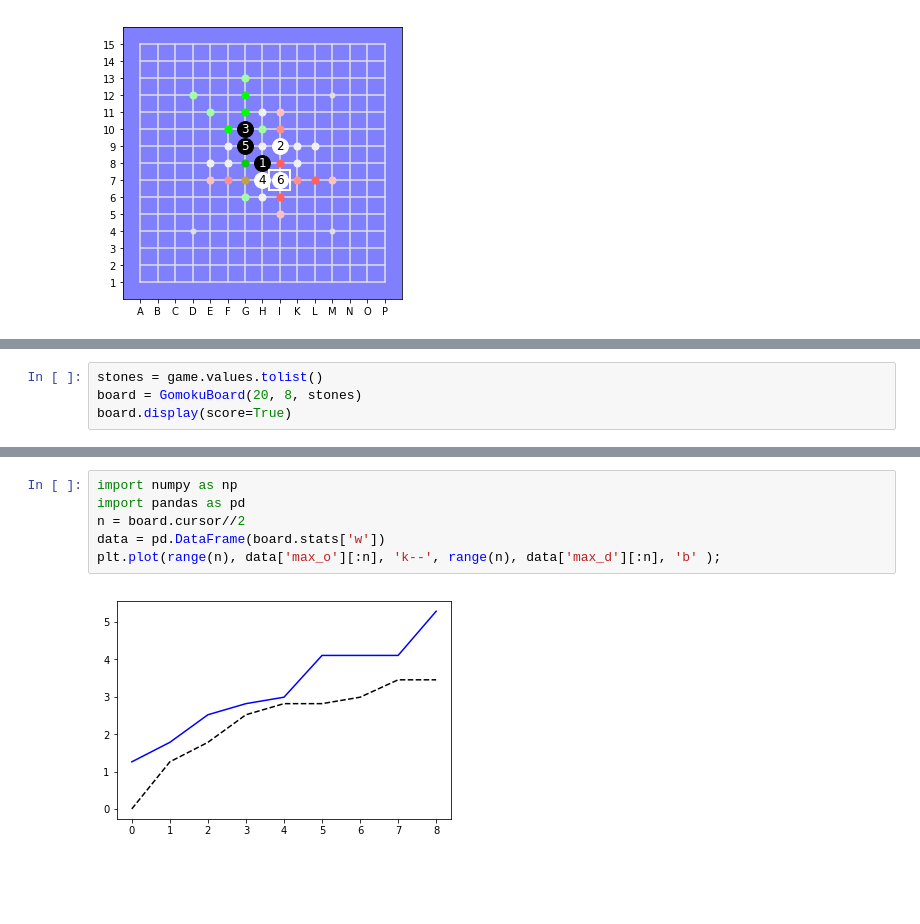
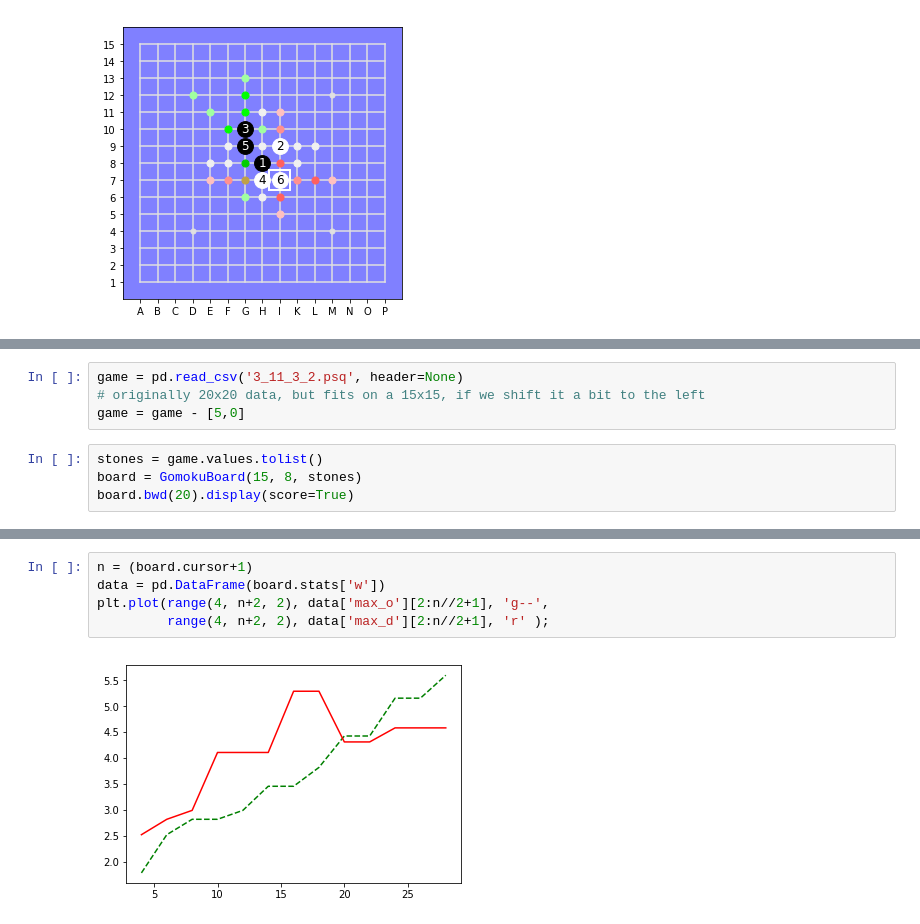
Before and after one commit to Project-Ellie/tutorials, a Jupyter notebook: other_stuff/DeepGomoku/GomokuBoard.ipynb, the cells around one changed output, grey strips where cells are left out. Cells and saved outputs as stored; diff of their text form; blank space fills up the shorter version.

```diff
--- a/other_stuff/DeepGomoku/GomokuBoard.ipynb
+++ b/other_stuff/DeepGomoku/GomokuBoard.ipynb
@@ -76,5 +75,9 @@ game = pd.read_csv('3_11_3_2.psq', header=None)
+# %%
+game = pd.read_csv('3_11_3_2.psq', header=None)
+# originally 20x20 data, but fits on a 15x15, if we shift it a bit to the left
+game = game - [5,0]
 # %%
 stones = game.values.tolist()
-board = GomokuBoard(20, 8, stones)
-board.display(score=True)
+board = GomokuBoard(15, 8, stones)
+board.bwd(20).display(score=True)
 # %% [output]
@@ -90,8 +89,7 @@ board.bwd().display(score=True);
 # %%
-import numpy as np
-import pandas as pd
-n = board.cursor//2
+n = (board.cursor+1)
 data = pd.DataFrame(board.stats['w'])
-plt.plot(range(n), data['max_o'][:n], 'k--', range(n), data['max_d'][:n], 'b' );
+plt.plot(range(4, n+2, 2), data['max_o'][2:n//2+1], 'g--',
+         range(4, n+2, 2), data['max_d'][2:n//2+1], 'r' );
 # %% [output]
-[figure, old version]
+[figure, new version]
```
Also changed, not shown: parts of 8 cells of this notebook, 1 other file.
